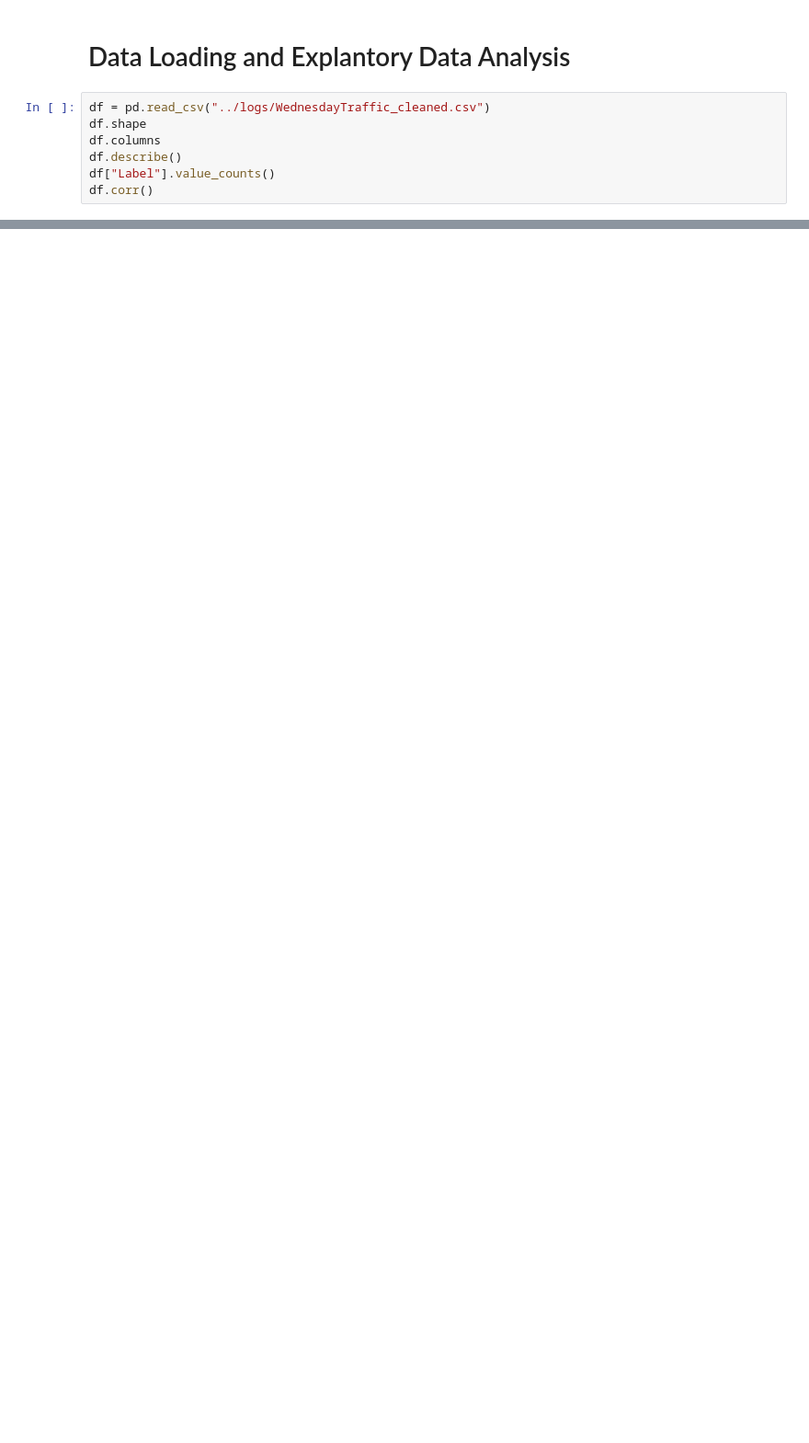
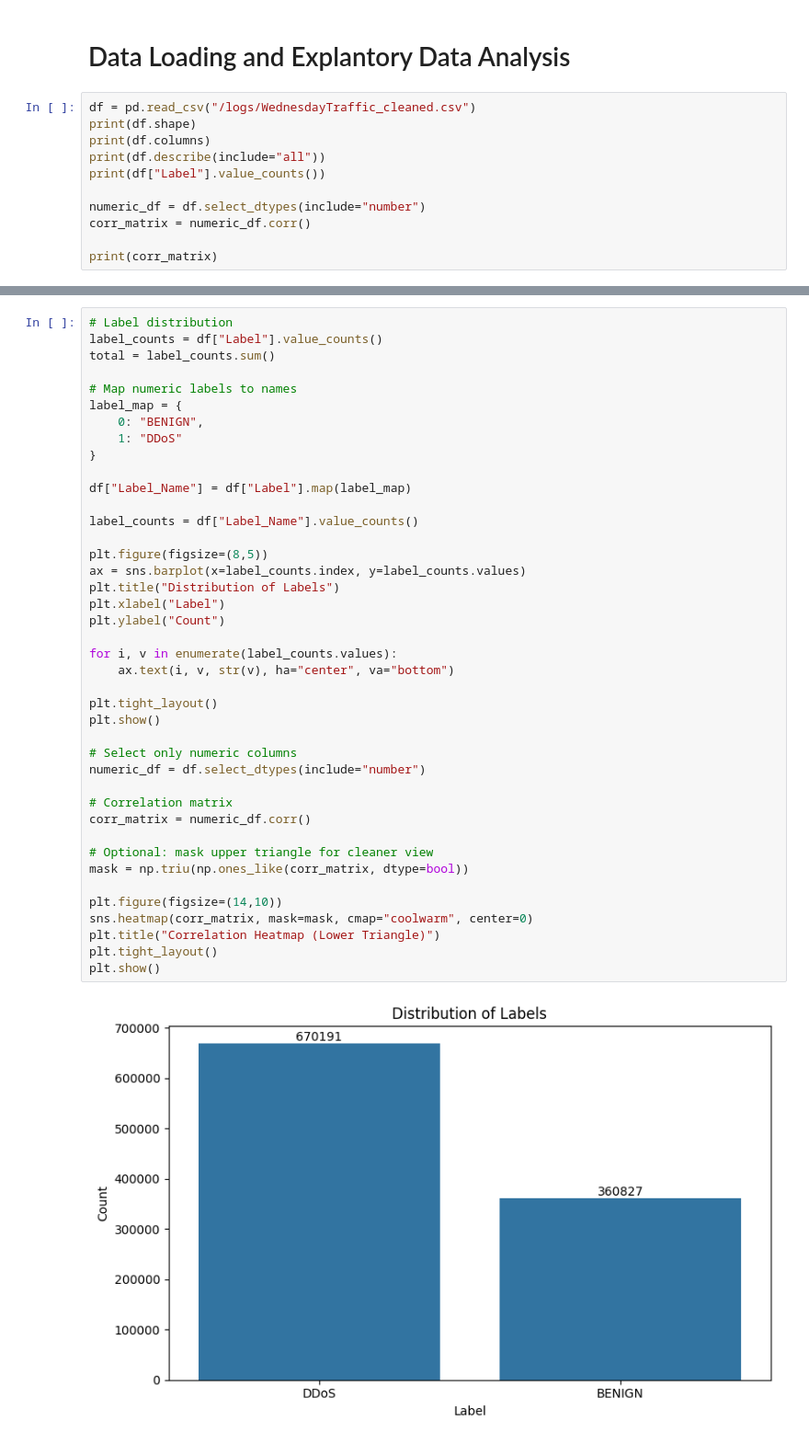
Before and after one commit to Arkanixx/ddos-attack-detection-system, a Jupyter notebook: eda.ipynb, the cells around one changed output, grey strips where cells are left out. Shown at 92% size. Cells and saved outputs as stored; diff of their text form; blank space fills up the shorter version.

Commit message:
Added some graphs for EDA

```diff
--- a/eda.ipynb
+++ b/eda.ipynb
@@ -28,9 +33,13 @@ ModuleNotFoundError: No module named 'numpy'
 # %% [markdown]
 # Data Loading and Explantory Data Analysis
 # %%
-df = pd.read_csv("../logs/WednesdayTraffic_cleaned.csv")
-df.shape
-df.columns
-df.describe()
-df["Label"].value_counts()
-df.corr()
+df = pd.read_csv("/logs/WednesdayTraffic_cleaned.csv")
+print(df.shape)
+print(df.columns)
+print(df.describe(include="all"))
+print(df["Label"].value_counts())
+
+numeric_df = df.select_dtypes(include="number")
+corr_matrix = numeric_df.corr()
+
+print(corr_matrix)
@@ -36,0 +64,43 @@ df.corr()
+# %%
+# Label distribution
+label_counts = df["Label"].value_counts()
+total = label_counts.sum()
+
+# Map numeric labels to names
+label_map = {
+    0: "BENIGN",
+    1: "DDoS"
+}
+
+df["Label_Name"] = df["Label"].map(label_map)
+
+label_counts = df["Label_Name"].value_counts()
+
+plt.figure(figsize=(8,5))
+ax = sns.barplot(x=label_counts.index, y=label_counts.values)
+plt.title("Distribution of Labels")
+plt.xlabel("Label")
+plt.ylabel("Count")
+
+for i, v in enumerate(label_counts.values):
+    ax.text(i, v, str(v), ha="center", va="bottom")
+
+plt.tight_layout()
+plt.show()
+
+# Select only numeric columns
+numeric_df = df.select_dtypes(include="number")
+
+# Correlation matrix
+corr_matrix = numeric_df.corr()
+
+# Optional: mask upper triangle for cleaner view
+mask = np.triu(np.ones_like(corr_matrix, dtype=bool))
+
+plt.figure(figsize=(14,10))
+sns.heatmap(corr_matrix, mask=mask, cmap="coolwarm", center=0)
+plt.title("Correlation Heatmap (Lower Triangle)")
+plt.tight_layout()
+plt.show()
+# %% [output]
+[figure, added]
```
Also changed, not shown: parts of 4 cells of this notebook.
